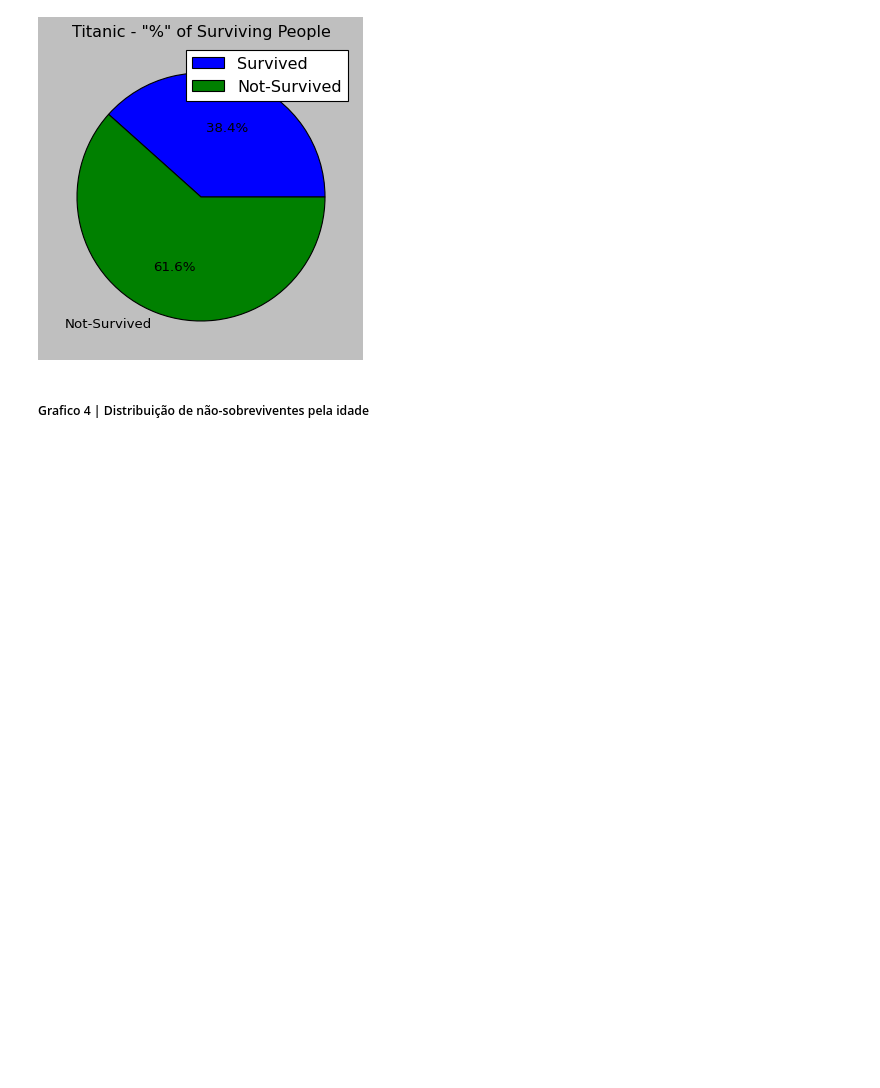
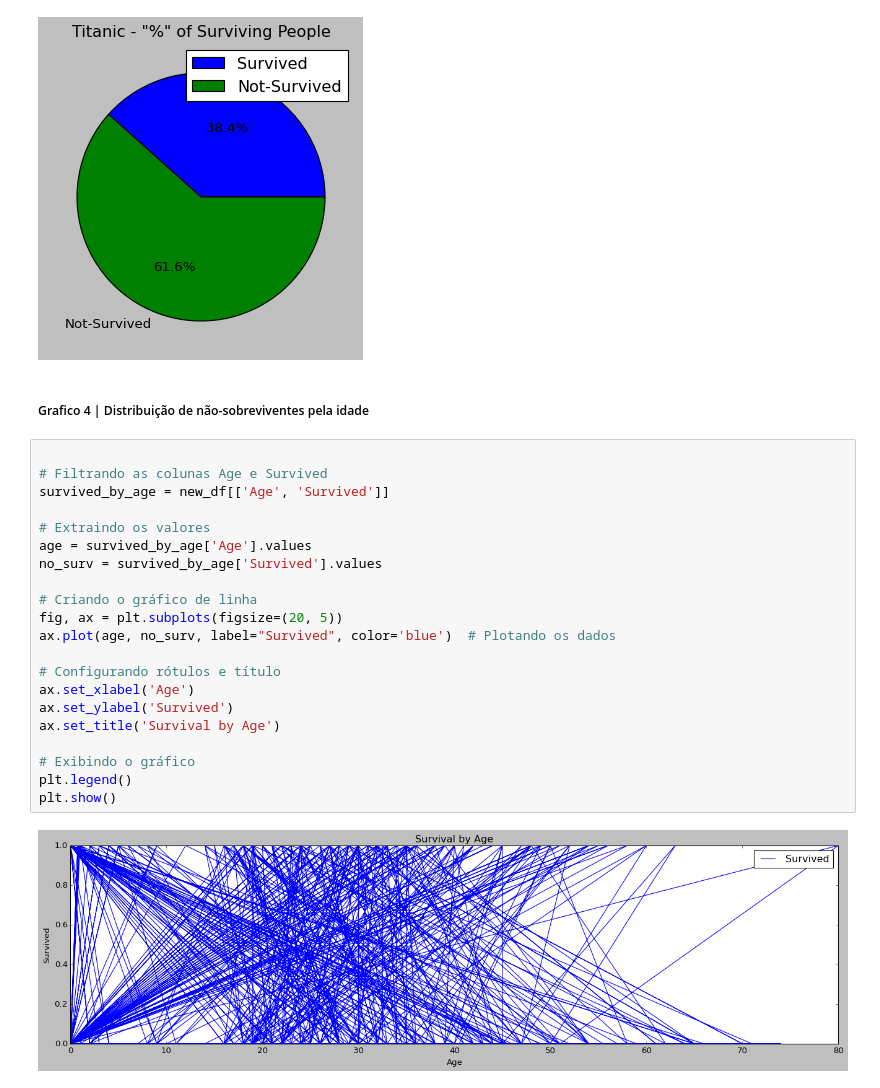
Before and after one commit to WesleyAlvesDS/Projetos, a Jupyter notebook: ProjetoTitanic/titanic_analitcs.ipynb, the cells around one changed output. Drawn from its saved outputs; the diff is of its cells as text; blank space fills up the shorter version.

```diff
--- a/ProjetoTitanic/titanic_analitcs.ipynb
+++ b/ProjetoTitanic/titanic_analitcs.ipynb
@@ -239,6 +239,29 @@ plt.show()
 [figure]
 # %% [markdown]
 ##### Grafico 4 | Distribuição de não-sobreviventes pela idade
+# %%
+
+# Filtrando as colunas Age e Survived
+survived_by_age = new_df[['Age', 'Survived']]
+
+# Extraindo os valores
+age = survived_by_age['Age'].values
+no_surv = survived_by_age['Survived'].values
+
+# Criando o gráfico de linha
+fig, ax = plt.subplots(figsize=(20, 5))
+ax.plot(age, no_surv, label="Survived", color='blue')  # Plotando os dados
+
+# Configurando rótulos e título
+ax.set_xlabel('Age')
+ax.set_ylabel('Survived')
+ax.set_title('Survival by Age')
+
+# Exibindo o gráfico
+plt.legend()
+plt.show()
+# %% [output]
+[figure, added]
 # %%
 # grafico de linhas plot
 
```
Also changed, not shown: parts of 5 cells of this notebook.
